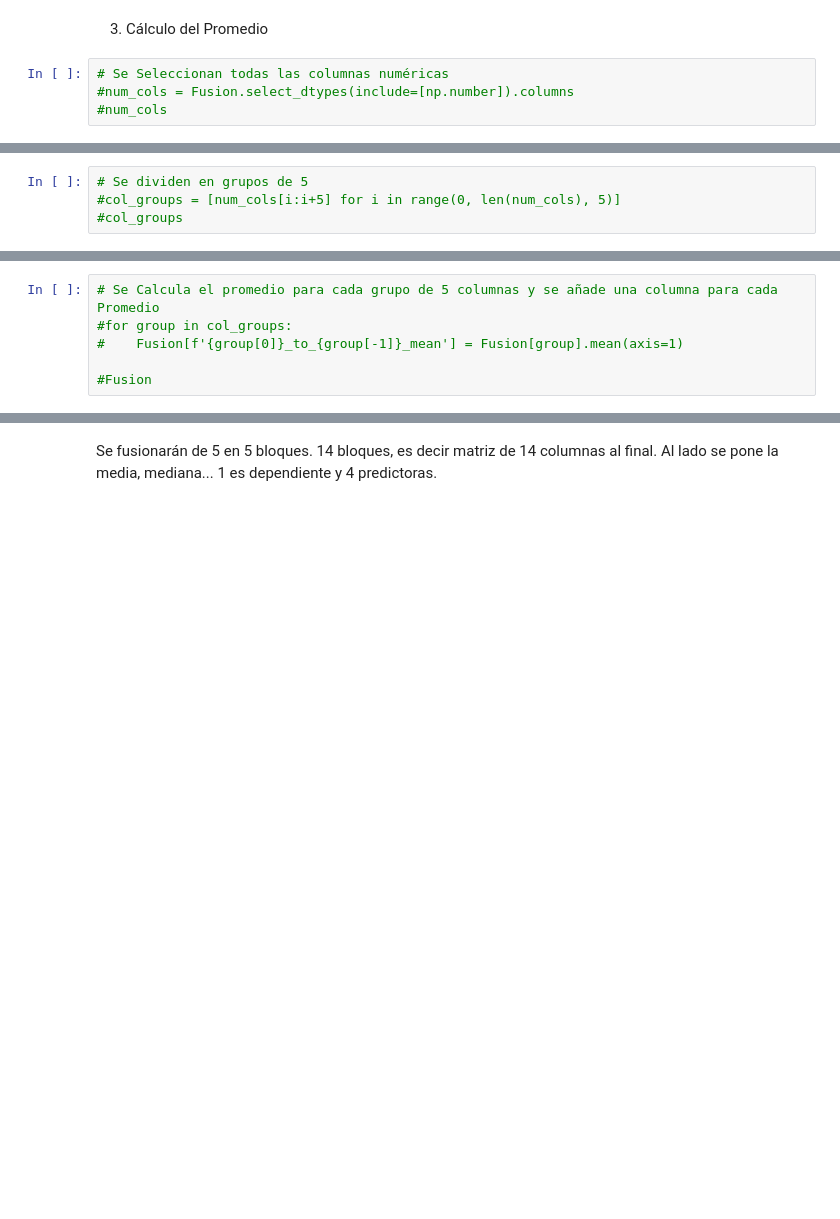
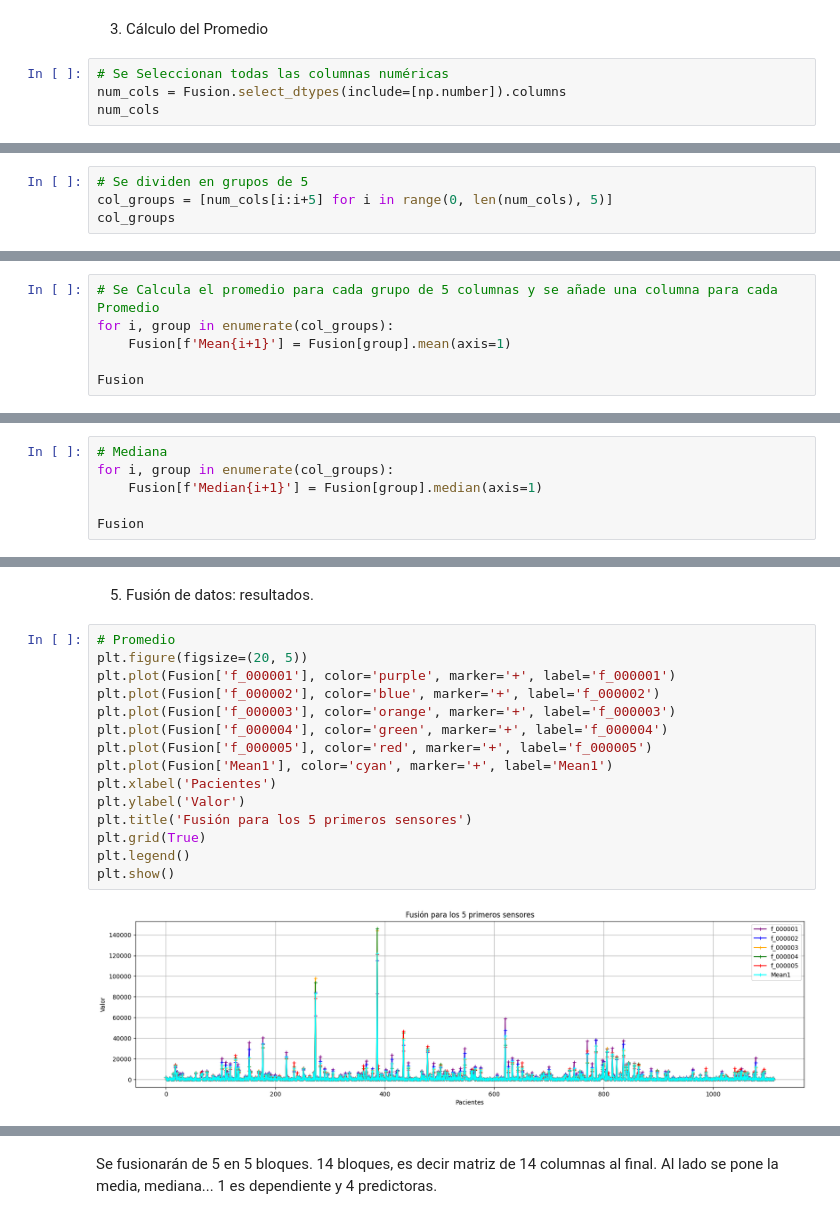
Before and after one commit to chow-chow/DataMining, a Jupyter notebook: MD_Práctica8_FusionDatos.ipynb, the cells around one changed output, grey strips where cells are left out. Cells and saved outputs as stored; diff of their text form; blank space fills up the shorter version.

```diff
--- a/MD_Práctica8_FusionDatos.ipynb
+++ b/MD_Práctica8_FusionDatos.ipynb
@@ -310,5 +293,5 @@ memory usage: 616.9+ KB
 3. Cálculo del Promedio
 # %%
 # Se Seleccionan todas las columnas numéricas
-#num_cols = Fusion.select_dtypes(include=[np.number]).columns
-#num_cols
+num_cols = Fusion.select_dtypes(include=[np.number]).columns
+num_cols
@@ -315,4 +312,4 @@ memory usage: 616.9+ KB
 # %%
 # Se dividen en grupos de 5
-#col_groups = [num_cols[i:i+5] for i in range(0, len(num_cols), 5)]
-#col_groups
+col_groups = [num_cols[i:i+5] for i in range(0, len(num_cols), 5)]
+col_groups
@@ -319,6 +331,6 @@ memory usage: 616.9+ KB
 # %%
 # Se Calcula el promedio para cada grupo de 5 columnas y se añade una columna para cada Promedio
-#for group in col_groups:
-#    Fusion[f'{group[0]}_to_{group[-1]}_mean'] = Fusion[group].mean(axis=1)
+for i, group in enumerate(col_groups):
+    Fusion[f'Mean{i+1}'] = Fusion[group].mean(axis=1)
 
-#Fusion
+Fusion
@@ -324,0 +353,6 @@ memory usage: 616.9+ KB
+# %%
+# Mediana
+for i, group in enumerate(col_groups):
+    Fusion[f'Median{i+1}'] = Fusion[group].median(axis=1)
+
+Fusion
@@ -324,0 +373,19 @@ memory usage: 616.9+ KB
+# %% [markdown]
+5. Fusión de datos: resultados.
+# %%
+# Promedio
+plt.figure(figsize=(20, 5))
+plt.plot(Fusion['f_000001'], color='purple', marker='+', label='f_000001')
+plt.plot(Fusion['f_000002'], color='blue', marker='+', label='f_000002')
+plt.plot(Fusion['f_000003'], color='orange', marker='+', label='f_000003')
+plt.plot(Fusion['f_000004'], color='green', marker='+', label='f_000004')
+plt.plot(Fusion['f_000005'], color='red', marker='+', label='f_000005')
+plt.plot(Fusion['Mean1'], color='cyan', marker='+', label='Mean1')
+plt.xlabel('Pacientes')
+plt.ylabel('Valor')
+plt.title('Fusión para los 5 primeros sensores')
+plt.grid(True)
+plt.legend()
+plt.show()
+# %% [output]
+[figure, added]
```
Also changed, not shown: parts of 13 cells of this notebook.
